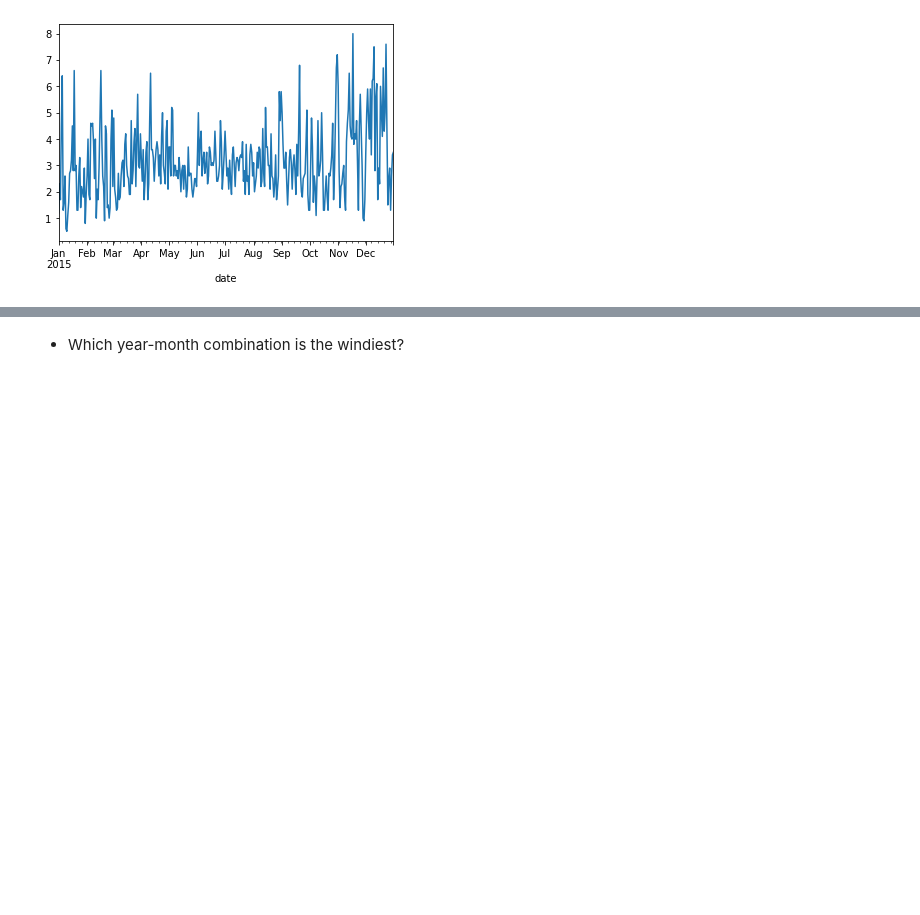
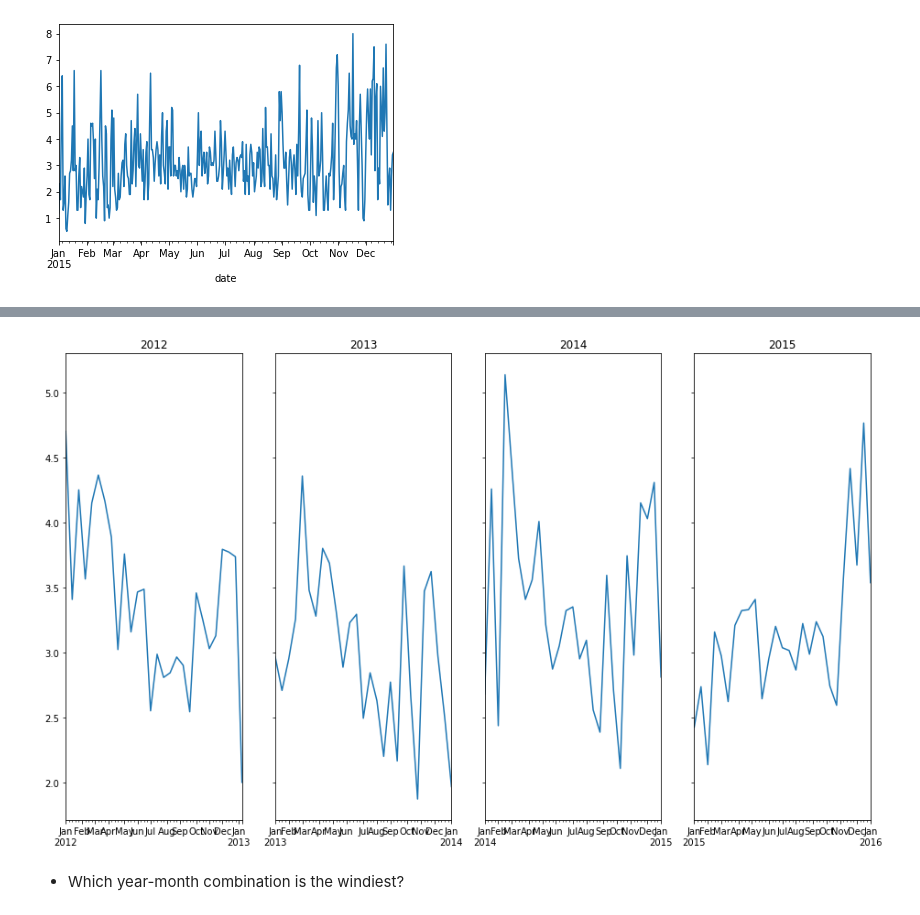
Before and after one commit to CodeupClassroom/darden-time-series-exercises, a Jupyter notebook: ts-data-manipulation.ipynb, the cells around one changed output, grey strips where cells are left out. Drawn from its saved outputs; the diff is of its cells as text; code cells hidden in the pictures; blank space fills up the shorter version.

```diff
--- a/ts-data-manipulation.ipynb
+++ b/ts-data-manipulation.ipynb
@@ -141,3 +162,15 @@ df['2015'].wind.plot()
+# %%
+fig, axs = plt.subplots(1, 4, figsize=(13, 8), sharey=True)
+
+for ax, (year, subset) in zip(axs, df.groupby('year')):
+    # ax = the axis for one subplot
+    # year = a string, the current group
+    # subset = a dataframe with the data for that year
+    subset.resample('2W').wind.mean().plot(ax=ax, title=year)
+    ax.set(xlabel='', title=year)
+fig.tight_layout()
+# %% [output]
+[figure, added]
 # %% [markdown]
 - Which year-month combination is the windiest?
 # %%
```
Also changed, not shown: parts of 4 cells of this notebook.
